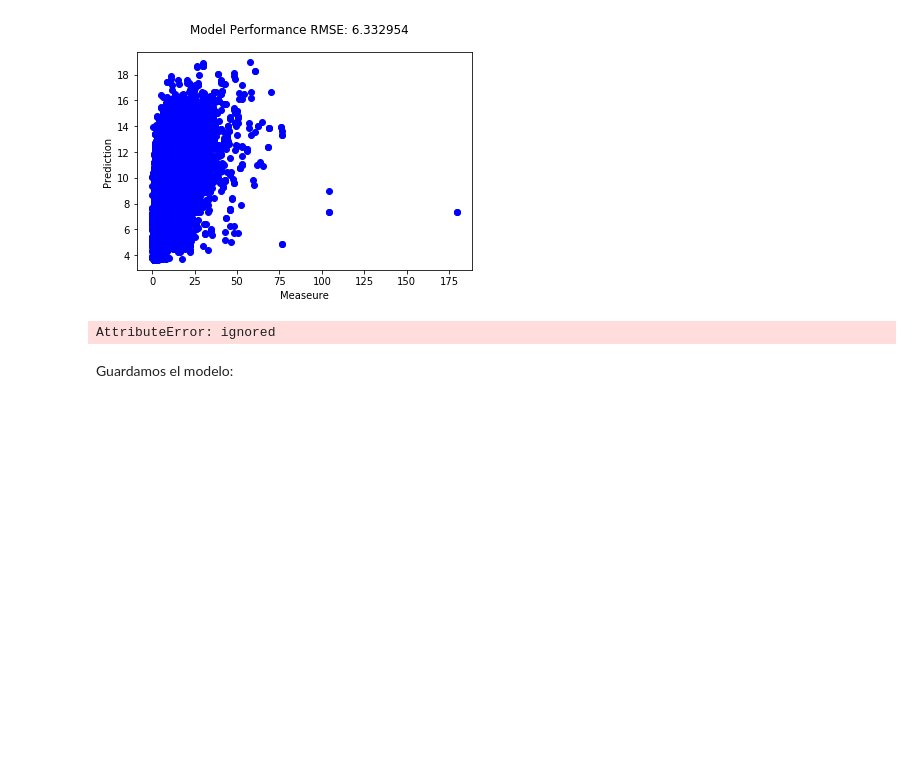
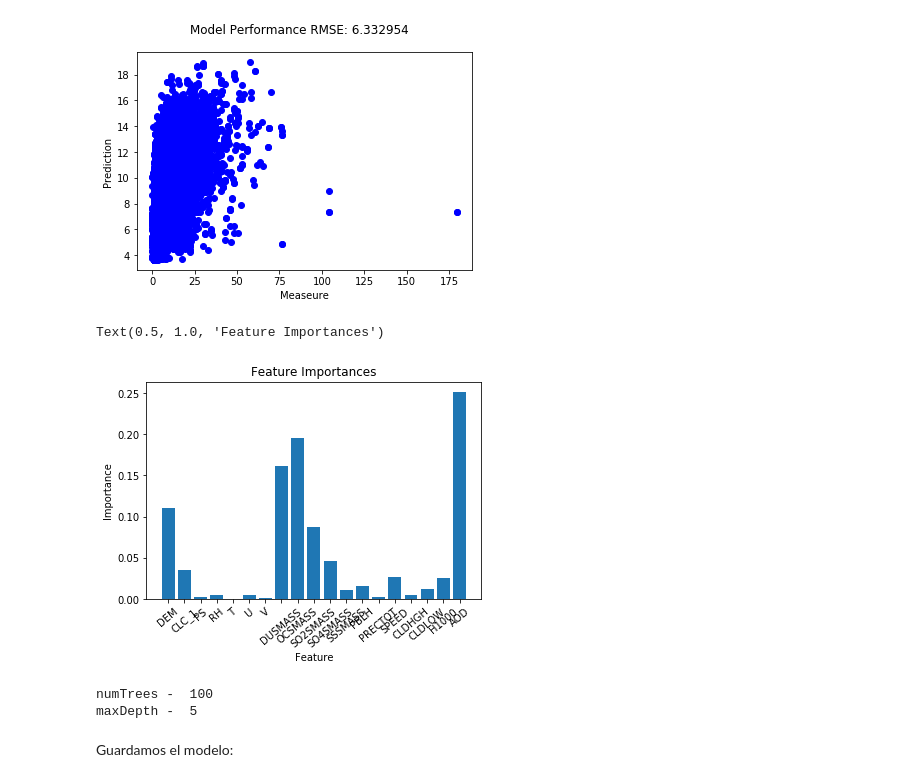
Before and after one commit to solrepresa/RF-Valencia, a Jupyter notebook: RF_valencia.ipynb, the cells around one changed output. Cells and saved outputs as stored; diff of their text form; code cells hidden in the pictures; blank space fills up the shorter version.

```diff
--- a/RF_valencia.ipynb
+++ b/RF_valencia.ipynb
@@ -187,7 +187,7 @@ Dividimos nuestros datos en un set de entrenamiento (80%) y otro de prueba (20%)
 # %% [markdown]
 Creamos el modelo de regresión Random Forest con la función **RandomForestRegressor()**:
 # %%
-rf = RandomForestRegressor(labelCol="PM25", featuresCol="features", numTrees=1000, seed= 123)
+rf = RandomForestRegressor(labelCol="PM25", featuresCol="features", numTrees=100, seed= 123)
 # %% [markdown]
 Haremos 2 cosas. Un modelo sin Cross Validation (cv) y otro con cv para comparar los resultados.
 
@@ -275,23 +318,27 @@ plt.show()
 [figure]
 # %%
 ### VER ESTO ###
-bestPipeline = cvModel.bestModel
-bestModel = bestPipeline.stages[1]
+# bestPipeline = model.bestModel
+# bestModel = bestPipeline.stages[1]
 
-importances = bestModel.featureImportances
+importances = model.featureImportances
 
 x_values = list(range(len(importances)))
 
 plt.bar(x_values, importances, orientation = 'vertical')
 plt.xticks(x_values, feature_list, rotation=40)
 plt.ylabel('Importance')
 plt.xlabel('Feature')
 plt.title('Feature Importances')
 # %% [output]
-AttributeError: ignored
+Text(0.5, 1.0, 'Feature Importances')
+[figure, added]
 # %%
-print('numTrees - ', bestModel.getNumTrees)
-print('maxDepth - ', bestModel.getOrDefault('maxDepth'))
+print('numTrees - ', model.getNumTrees)
+print('maxDepth - ', model.getOrDefault('maxDepth'))
+# %% [output]
+numTrees -  100
+maxDepth -  5
 # %% [markdown]
 Guardamos el modelo:
 # %%
```
Also changed, not shown: parts of 17 cells of this notebook.
